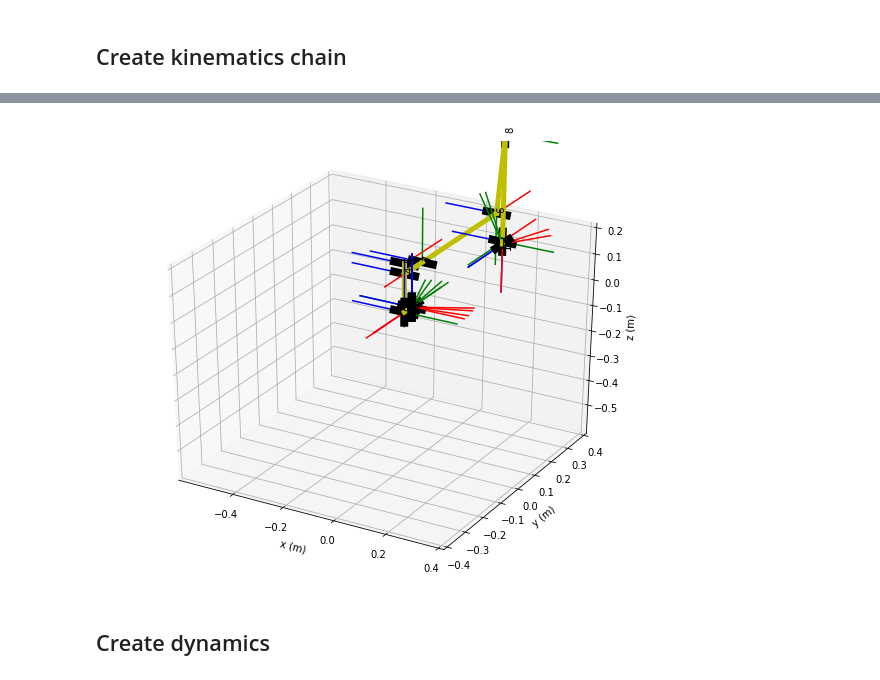
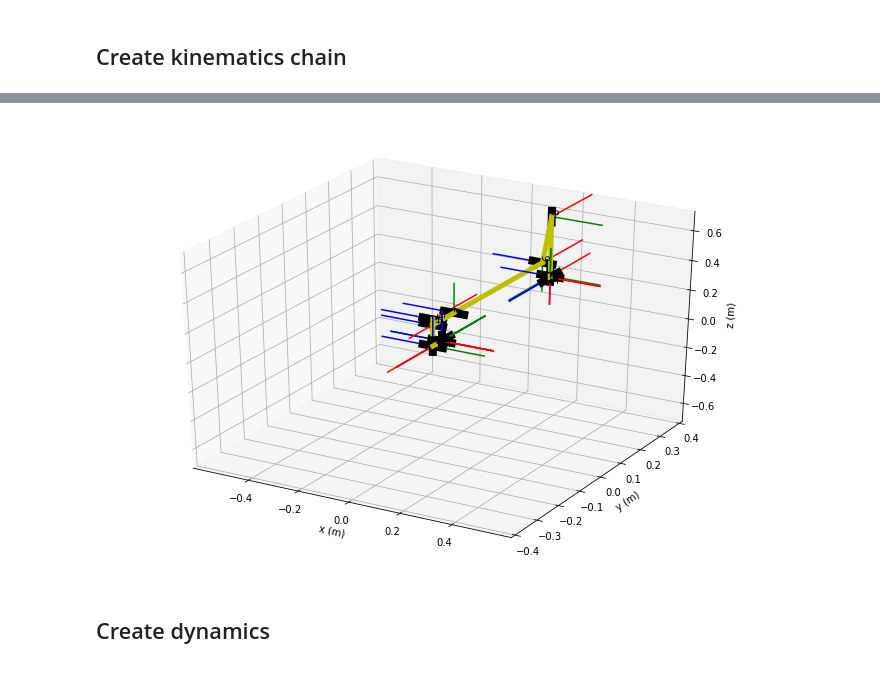
Before and after one commit to WPI-AIM/dvrk_dynamics_identification, a Jupyter notebook: main_psm.ipynb, the cells around one changed output, grey strips where cells are left out. Saved outputs shown, nothing was run; the diff lists cells and outputs as text; code cells hidden in the pictures.

Commit message:
make figures nicer

```diff
--- a/main_psm.ipynb
+++ b/main_psm.ipynb
@@ -255,8 +254,8 @@ Wall time: 11min 32s
 # %%
-angle = [0, 0.0, 0, 0, 0, 0.3, 0.4]
+angle = [0, 0.0, 0, 0, 0, 0, 0]
 geom.draw_geom(angle)
 # %% [output]
-[figure, old version]
+[figure, new version]
 # %% [markdown]
 ## Create dynamics
 # %%
```
Also changed, not shown: parts of 16 cells of this notebook, 4 other files.
